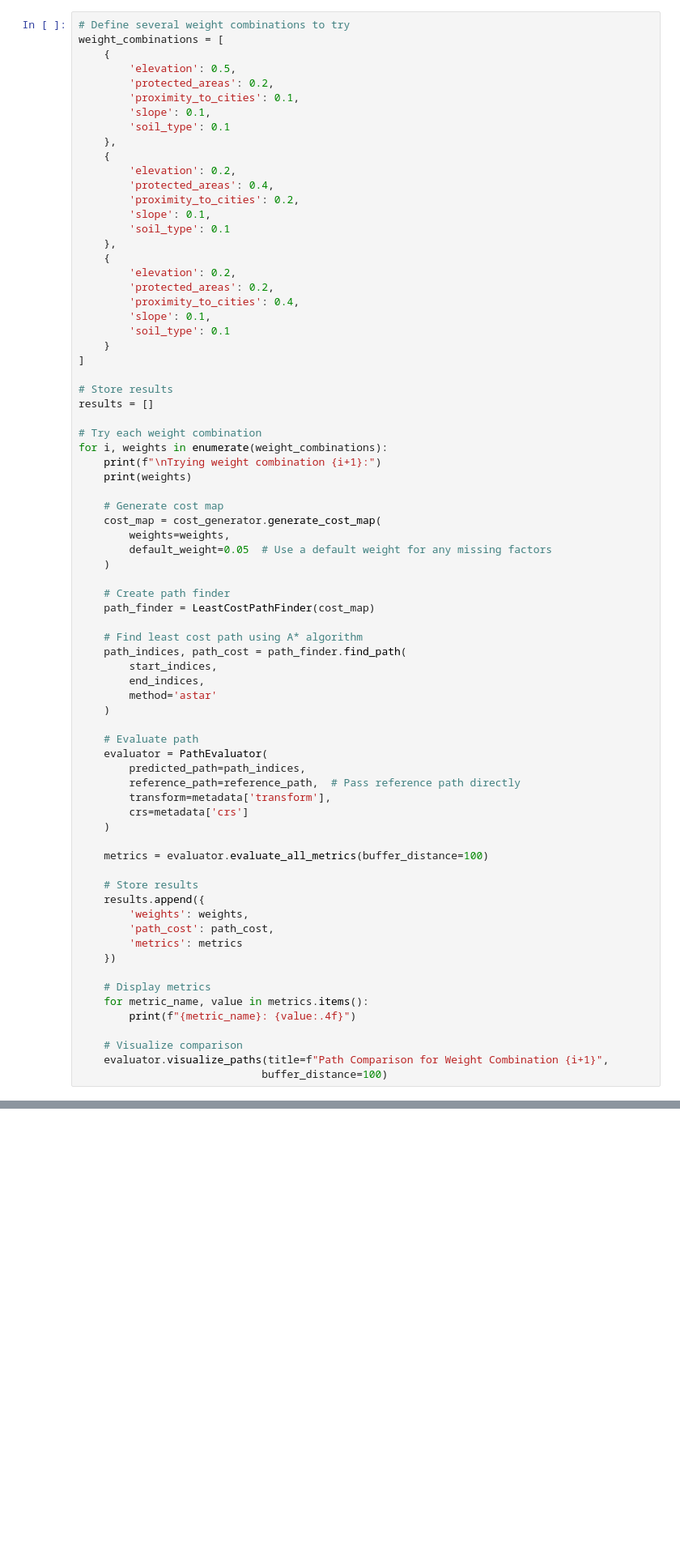
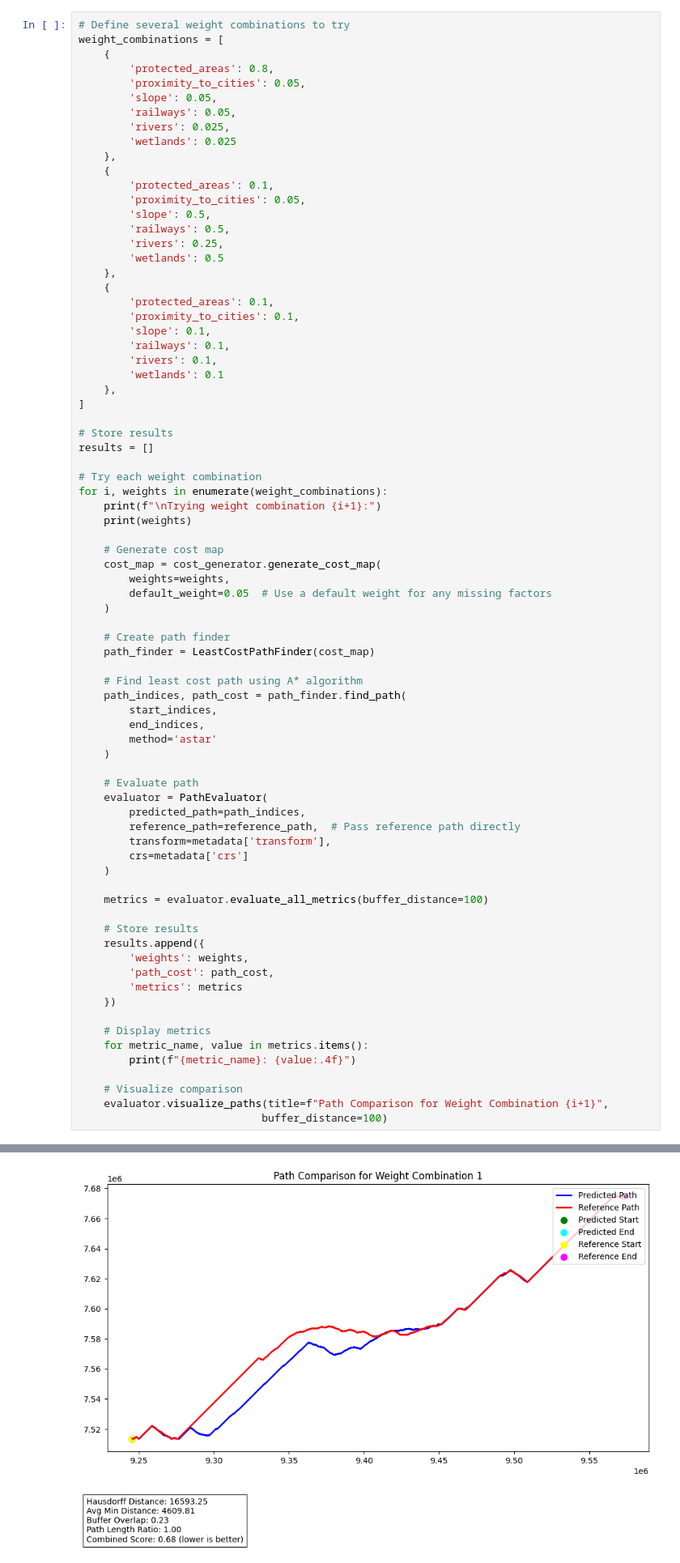
Before and after one commit to bazzile/pipefit, a Jupyter notebook: analysis.ipynb, the cells around one changed output, grey strips where cells are left out. Shown at 81% size. Drawn from its saved outputs; the diff is of its cells as text; blank space fills up the shorter version.

```diff
--- a/analysis.ipynb
+++ b/analysis.ipynb
@@ -178,26 +195,29 @@ Let's experiment with different weight combinations to see which produces paths
 # Define several weight combinations to try
 weight_combinations = [
     {
-        'elevation': 0.5,
-        'protected_areas': 0.2,
+        'protected_areas': 0.8,
+        'proximity_to_cities': 0.05,
+        'slope': 0.05,
+        'railways': 0.05,
+        'rivers': 0.025,
+        'wetlands': 0.025
+    },
+    {
+        'protected_areas': 0.1,
+        'proximity_to_cities': 0.05,
+        'slope': 0.5,
+        'railways': 0.5,
+        'rivers': 0.25,
+        'wetlands': 0.5
+    },
+    {
+        'protected_areas': 0.1,
         'proximity_to_cities': 0.1,
         'slope': 0.1,
-        'soil_type': 0.1
+        'railways': 0.1,
+        'rivers': 0.1,
+        'wetlands': 0.1
     },
-    {
-        'elevation': 0.2,
-        'protected_areas': 0.4,
-        'proximity_to_cities': 0.2,
-        'slope': 0.1,
-        'soil_type': 0.1
-    },
-    {
-        'elevation': 0.2,
-        'protected_areas': 0.2,
-        'proximity_to_cities': 0.4,
-        'slope': 0.1,
-        'soil_type': 0.1
-    }
 ]
 
 # Store results
@@ -248,3 +268,4 @@ for i, weights in enumerate(weight_combinations):
     # Visualize comparison
     evaluator.visualize_paths(title=f"Path Comparison for Weight Combination {i+1}",
                              buffer_distance=100)
+# %% [output]
@@ -250,0 +279 @@ for i, weights in enumerate(weight_combinations):
+[figure, added]
```
Also changed, not shown: parts of 12 cells of this notebook, 13 other files.
